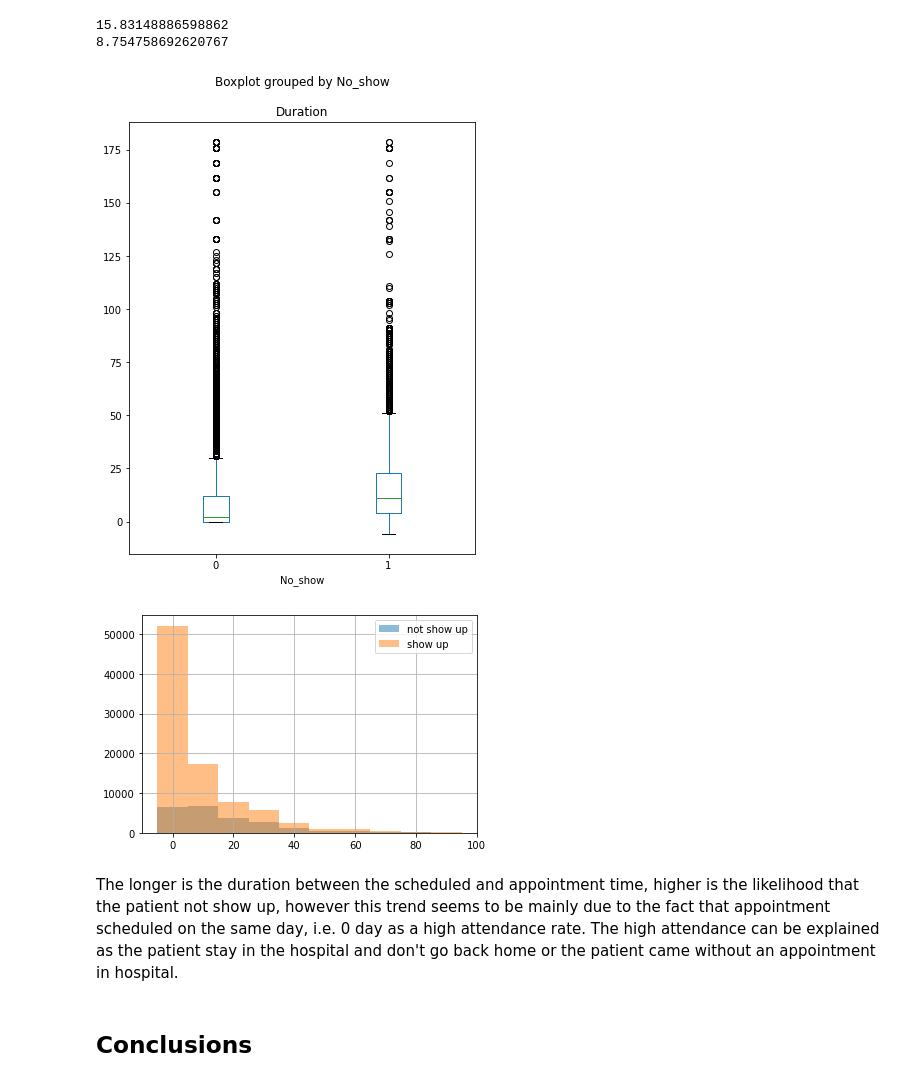
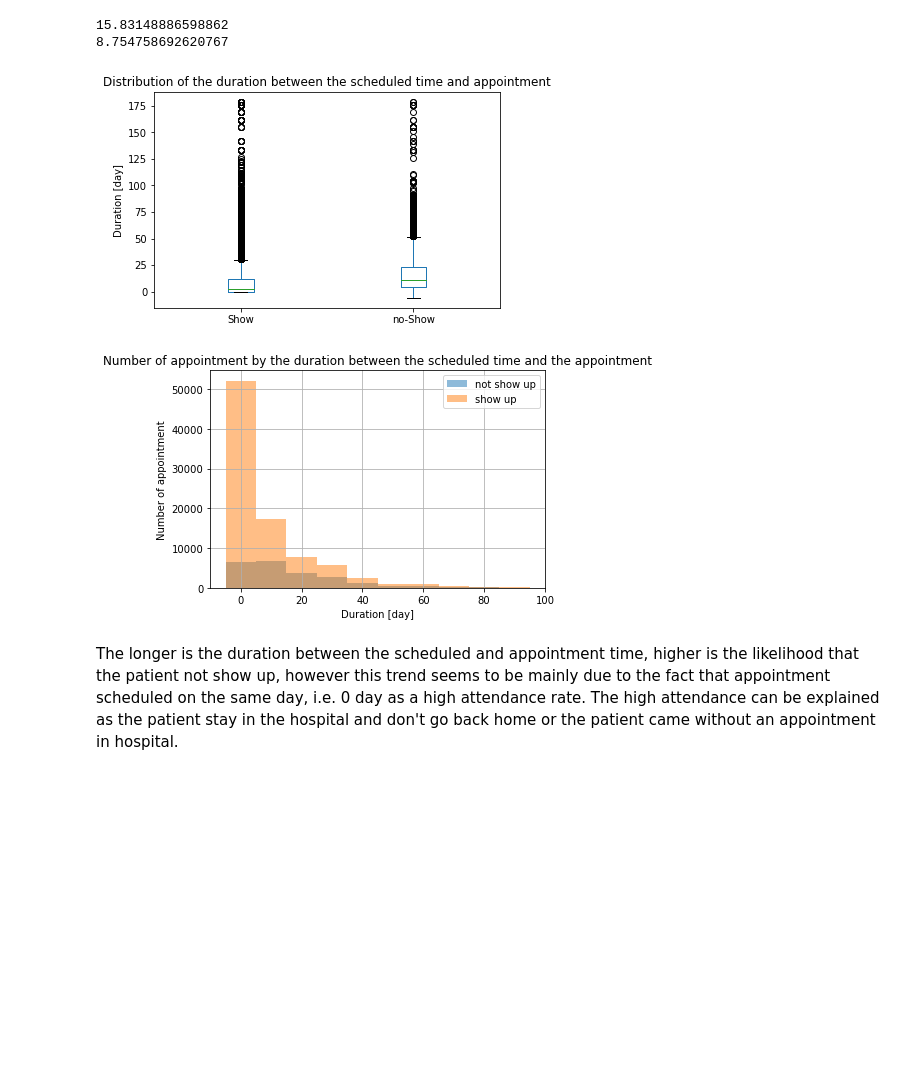
Before and after one commit to vincent-jaquet/Udacity_DAND, a Jupyter notebook: investigate_No_Show_Appointments.ipynb, the cells around one changed output. Saved outputs shown, nothing was run; the diff lists cells and outputs as text; code cells hidden in the pictures; blank space fills up the shorter version.

```diff
--- a/investigate_No_Show_Appointments.ipynb
+++ b/investigate_No_Show_Appointments.ipynb
@@ -327,18 +363,26 @@ print(df.Duration[np.invert(no_show)].mean())
 8.754758692620767
 # %%
 # box plot 0 = attended the appointment, 1 = not attended the appointment.
-df.boxplot(column='Duration', by='No_show', figsize=(6,8),  grid=False);
+
+fig, ax = plt.subplots()
+df.boxplot(column='Duration', by='No_show', figsize=(6,8),  grid=False, ax=ax)
+plt.xlabel("")
+fig.suptitle('')
+ax.set_ylabel('Duration [day]')
+ax.set_title('Distribution of the duration between the scheduled time and appointment')
+# ax.set_xticks()
+ax.set_xticklabels(['Show','no-Show']);
 # %% [output]
-[figure, old version]
+[figure, new version]
 # %%
 df.Duration[no_show].hist(alpha=0.5, bins=np.arange(-5,105,10), label='not show up')
 df.Duration[np.invert(no_show)].hist(alpha=0.5, bins=np.arange(-5,105,10), label='show up')
+plt.title("Number of appointment by the duration between the scheduled time and the appointment")
+plt.xlabel("Duration [day]")
+plt.ylabel("Number of appointment")
 plt.legend();
 # %% [output]
-[figure, old version]
+[figure, new version]
 # %% [markdown]
 The longer is the duration between the scheduled and appointment time, higher is the likelihood that the patient not show up, however this trend seems to be mainly due to the fact that appointment scheduled on the same day, i.e. 0 day as a high attendance rate. The high attendance can be explained as the patient stay in the hospital and don't go back home or the patient came without an appointment in hospital.
-# %% [markdown]
-<a id='conclusions'></a>
-## Conclusions
 # %% [markdown]
```
Also changed, not shown: parts of 16 cells of this notebook, 1 other file.
